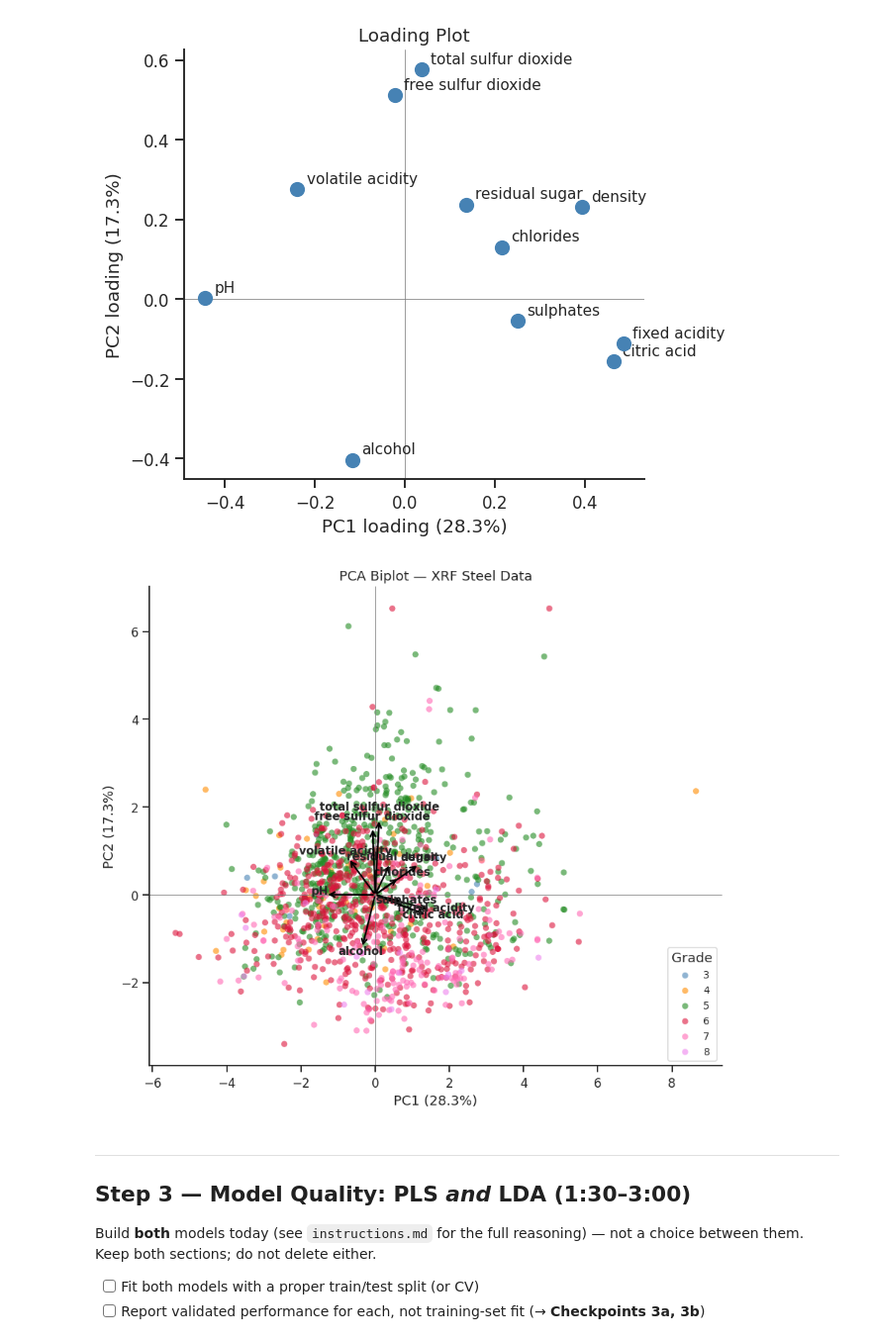
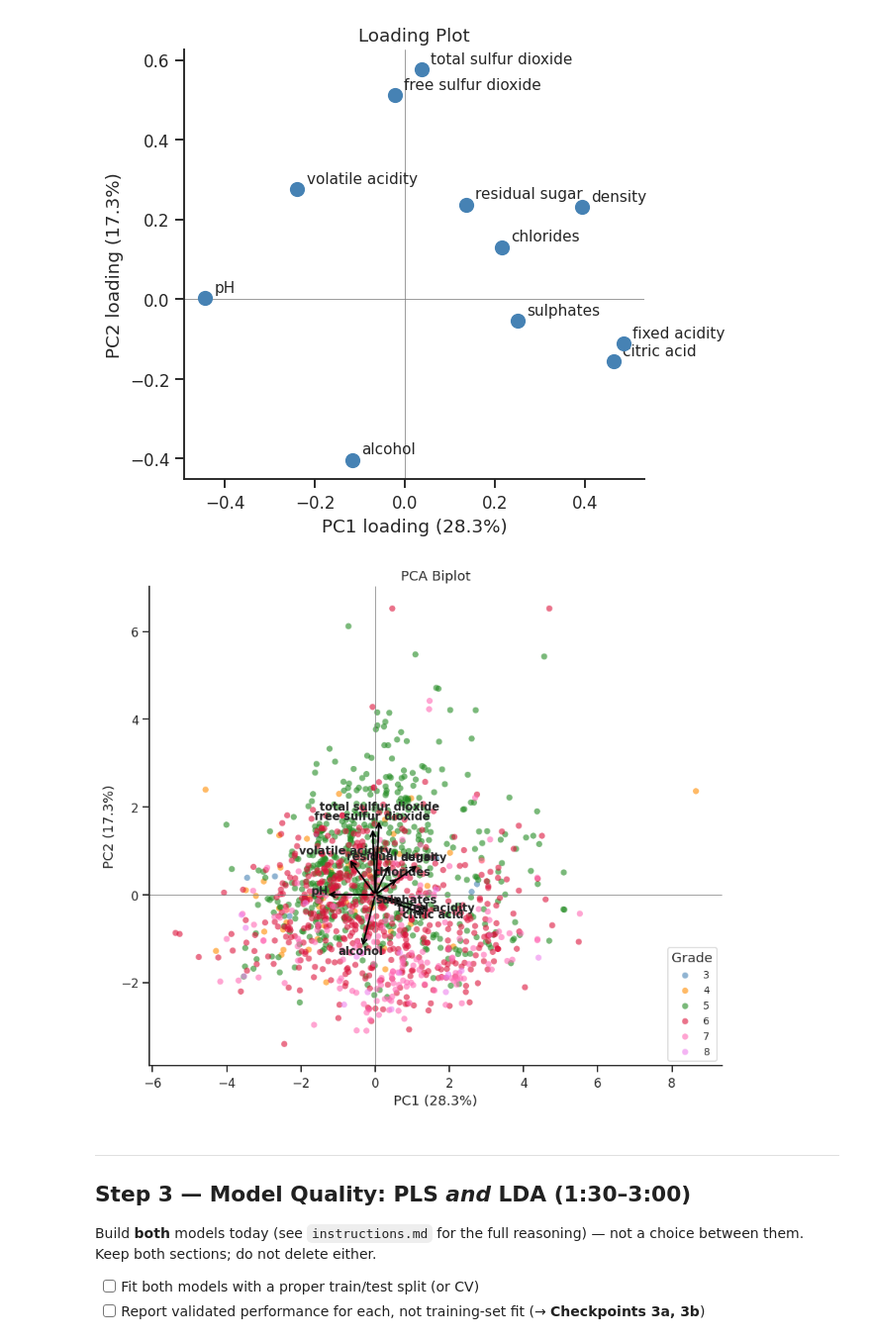
Before and after one commit to felixlowenhielm-alt/1kb570_2026, a Jupyter notebook: Labs/02_modelling_wine_quality/starter_notebook.ipynb, the cells around one changed output. Shown at 99% size. Saved outputs shown, nothing was run; the diff lists cells and outputs as text; code cells hidden in the pictures.

```diff
--- a/Labs/02_modelling_wine_quality/starter_notebook.ipynb
+++ b/Labs/02_modelling_wine_quality/starter_notebook.ipynb
@@ -170,7 +170,7 @@ ax.plot(range(1, len(explained)+1), cumulative*100, 'ro-', lw=2, ms=7, label='Cu
 ax.axhline(80, color='gray', ls=':', lw=1, label='80% threshold')
 ax.set_xlabel('Principal Component')
 ax.set_ylabel('Explained variance (%)')
-ax.set_title('Scree Plot — XRF Steel Data')
+ax.set_title('Scree Plot')
 ax.legend()
 ax.set_ylim(0, 110)
 sns.despine(ax=ax)
@@ -247,34 +247,34 @@ plt.show()
 # %%
 
 scale = 3.0   # scale factor to make arrows visible
 
 fig, ax = plt.subplots(figsize=(8, 7))
 
 # Scores
 for quality, color in colors_map.items():
     mask = qualities == quality
     ax.scatter(scores[mask, 0], scores[mask, 1], c=color,
                label=quality, s=30, alpha=0.6, edgecolors='none')
 
 # Loading arrows
 for i, elem in enumerate(parameters):
     ax.annotate('', xy=(loadings[i, 0]*scale, loadings[i, 1]*scale),
                 xytext=(0, 0),
                 arrowprops=dict(arrowstyle='->', color='black', lw=1.5))
     ax.text(loadings[i, 0]*scale*1.12, loadings[i, 1]*scale*1.12,
             elem, fontsize=10, fontweight='bold', ha='center')
 
 ax.axhline(0, color='gray', lw=0.5)
 ax.axvline(0, color='gray', lw=0.5)
 ax.set_xlabel(f'PC1 ({explained[0]*100:.1f}%)')
 ax.set_ylabel(f'PC2 ({explained[1]*100:.1f}%)')
-ax.set_title('PCA Biplot — XRF Steel Data')
+ax.set_title('PCA Biplot')
 ax.legend(title='Grade', fontsize=9, loc='lower right')
 sns.despine(ax=ax)
 plt.tight_layout()
 plt.show()
 # %% [output]
-[figure, old version]
+[figure, new version]
 # %% [markdown]
 ---
 ## Step 3 — Model Quality: PLS *and* LDA (1:30–3:00)
```
Also changed, not shown: parts of 4 cells of this notebook.
